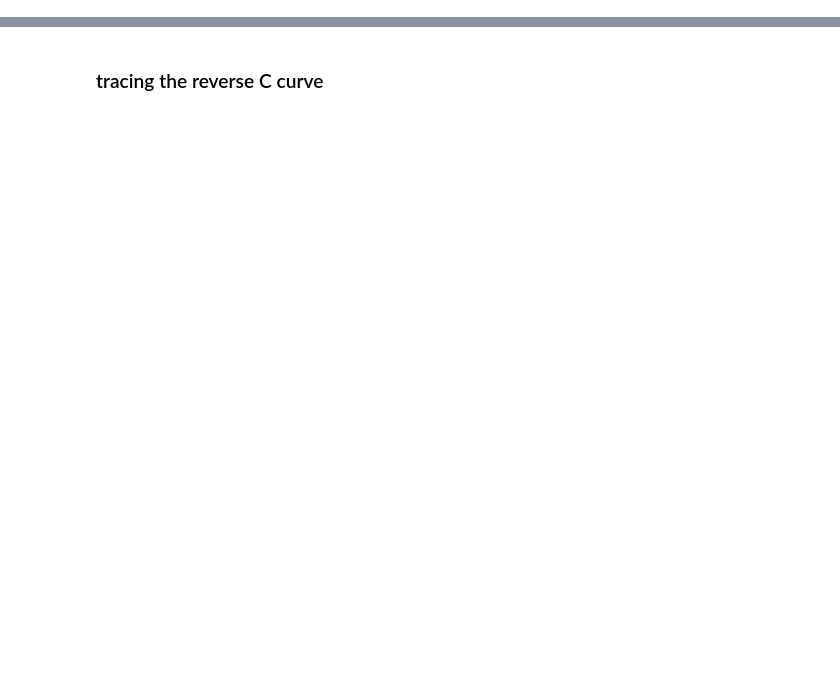
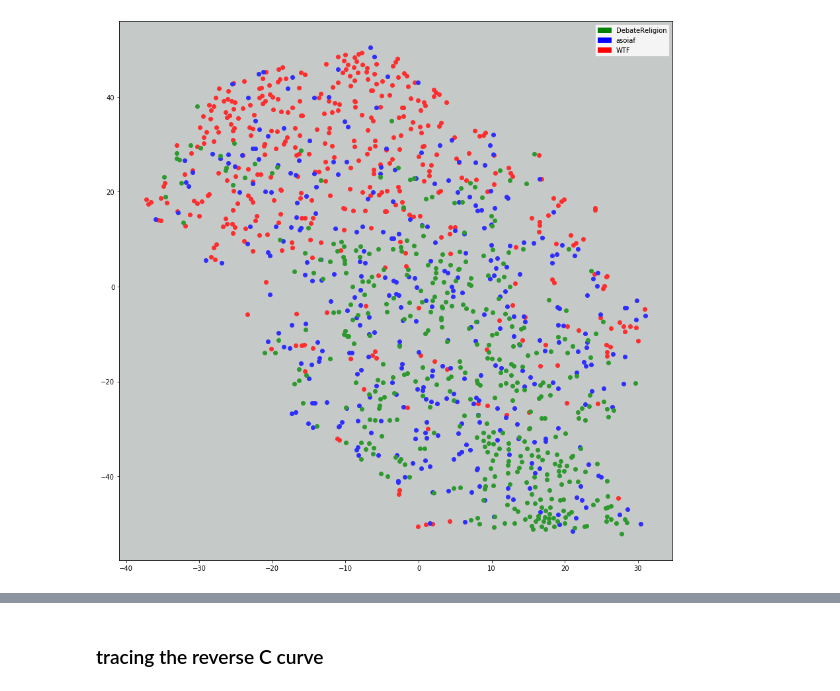
Before and after one commit to rgangela99/Cornell-Conversational-Analysis-Toolkit, a Jupyter notebook: convokit/tensor_decomposer/experiments/TSNE/tensors_tsne_threads_LIWC.ipynb, the cells around one changed output, grey strips where cells are left out. Drawn from its saved outputs; the diff is of its cells as text; code cells hidden in the pictures; blank space fills up the shorter version.

```diff
--- a/convokit/tensor_decomposer/experiments/TSNE/tensors_tsne_threads_LIWC.ipynb
+++ b/convokit/tensor_decomposer/experiments/TSNE/tensors_tsne_threads_LIWC.ipynb
@@ -113,0 +110,8 @@ convo_ids = [convo.id for convo in corpus.iter_conversations()]
+# %%
+convo_df_sub = convo_df[['meta.subreddit']]
+# %%
+xs = [x for (x, y) in projected_threads]
+ys = [y for (x, y) in projected_threads]
+# %%
+convo_df_sub['x'] = xs
+convo_df_sub['y'] = ys
@@ -113,0 +128,6 @@ convo_ids = [convo.id for convo in corpus.iter_conversations()]
+# %%
+colors = {
+    'DebateReligion': sns.light_palette('green')[4],
+    'asoiaf': sns.light_palette('blue')[4],
+    'WTF': sns.light_palette('red')[4]
+}
@@ -114,3 +136,23 @@ convo_ids = [convo.id for convo in corpus.iter_conversations()]
+# %%
+fig = plt.figure(figsize=(15, 15))
+ax = fig.add_subplot()
+ax.set_facecolor('xkcd:silver')
+
+for idx in range(len(convo_df_sub)):
+    r = convo_df_sub.iloc[idx]
+    ax.scatter(r['x'], r['y'], c=colors[r['meta.subreddit']].reshape(1, -1))
+# for i in range(td_min_max.factors[1].shape[0]):
+#     if random.random() < 0.1:
+#         ax.(corpus.get_conversation(convo_ids[i]).meta['group'], (projected_threads[i][0], projected_threads[i][1]))
+legend_elements = [Patch(facecolor='Green', edgecolor='g', label='DebateReligion'),
+                   Patch(facecolor='Blue', edgecolor='b', label='asoiaf'),
+                   Patch(facecolor='Red', edgecolor='r', label='WTF')
+                  ]
+# Create the figure
+ax.legend(handles=legend_elements)
+plt.show()
+# %% [output]
+[figure, added]
 # %%
 plt.figure(figsize=(15,15))
 plt.scatter(projected_threads[:,0], projected_threads[:, 1])
```
Also changed, not shown: parts of 68 cells of this notebook, 19 other files.
